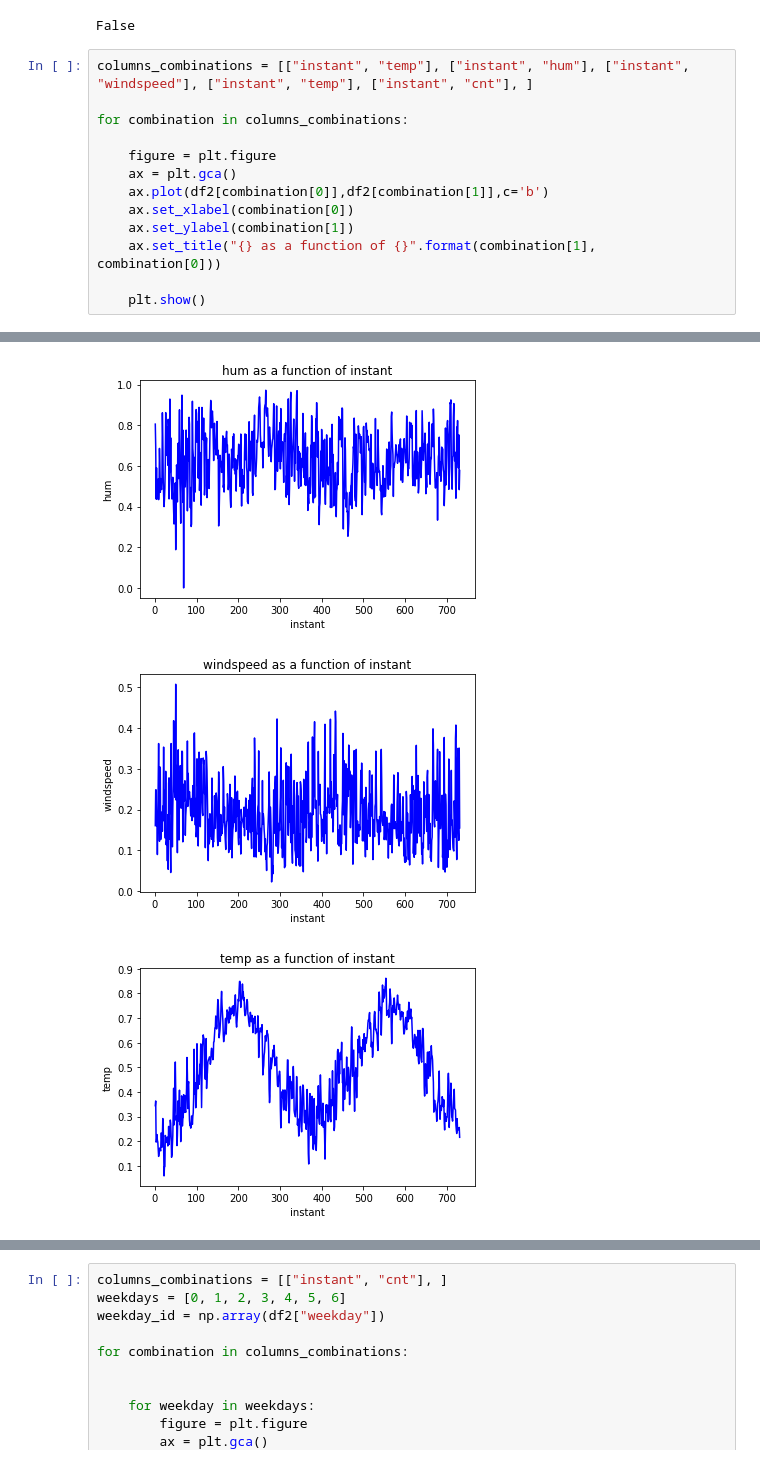
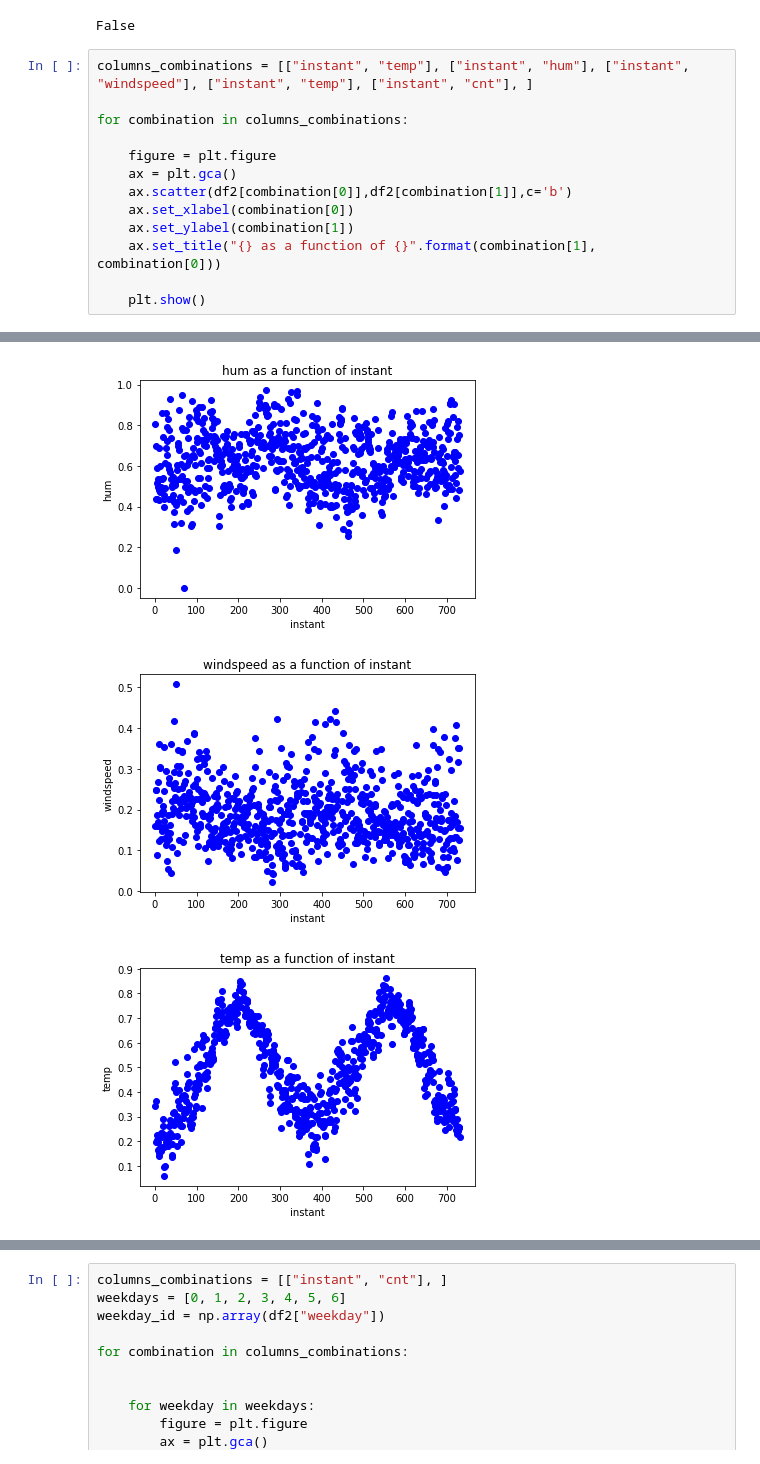
Before and after one commit to Zygfrydiens/Bike, a Jupyter notebook: Untitled.ipynb, the cells around one changed output, grey strips where cells are left out. Cells and saved outputs as stored; diff of their text form.

Commit message:
Changes plot to scatter

```diff
--- a/Untitled.ipynb
+++ b/Untitled.ipynb
@@ -61,7 +47,7 @@ for combination in columns_combinations:
 
     figure = plt.figure
     ax = plt.gca()
-    ax.plot(df2[combination[0]],df2[combination[1]],c='b')
+    ax.scatter(df2[combination[0]],df2[combination[1]],c='b')
     ax.set_xlabel(combination[0])
     ax.set_ylabel(combination[1])
     ax.set_title("{} as a function of {}".format(combination[1], combination[0]))
@@ -72,3 +58,3 @@ for combination in columns_combinations:
-[figure, old version]
+[figure, new version]
-[figure, old version]
+[figure, new version]
-[figure, old version]
+[figure, new version]
```
Also changed, not shown: parts of 3 cells of this notebook.
